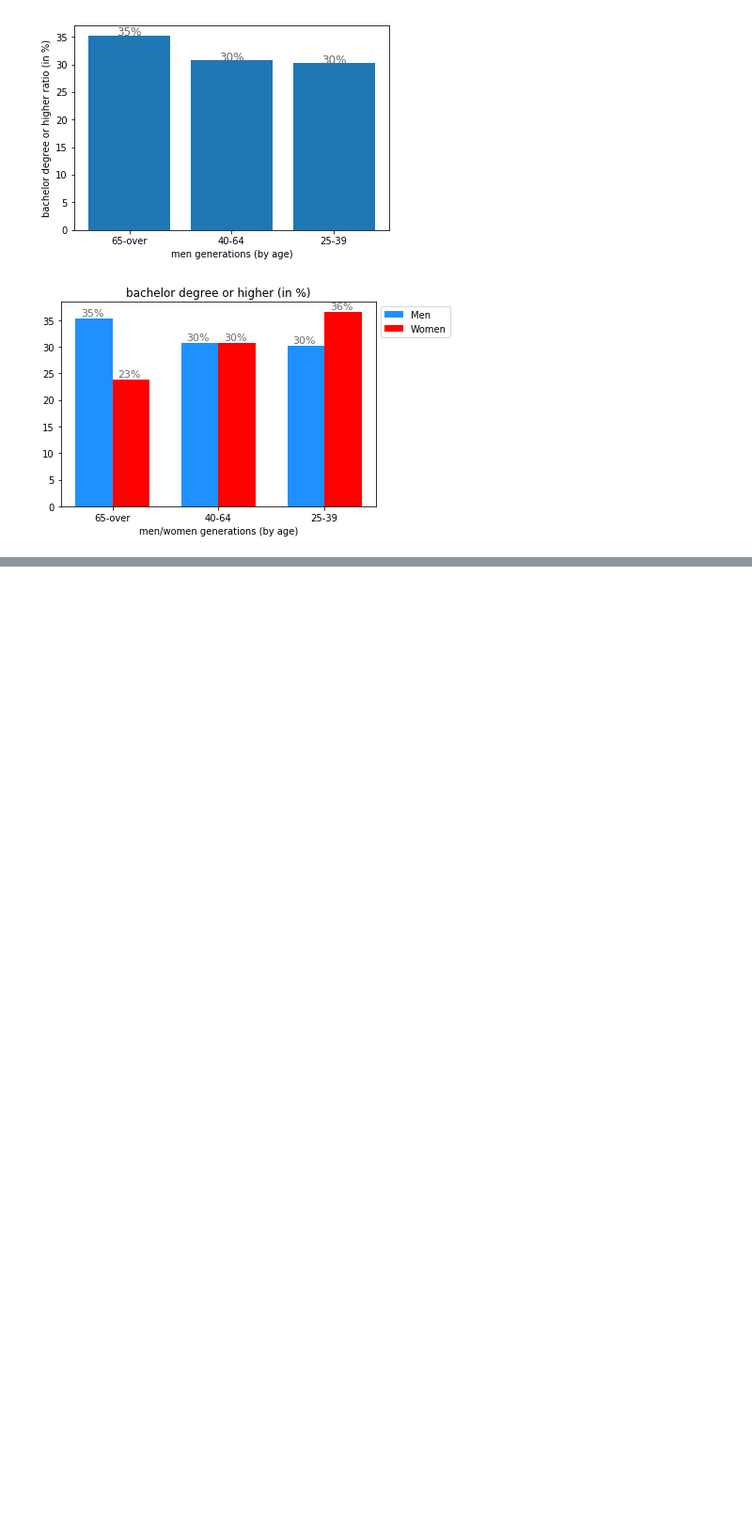
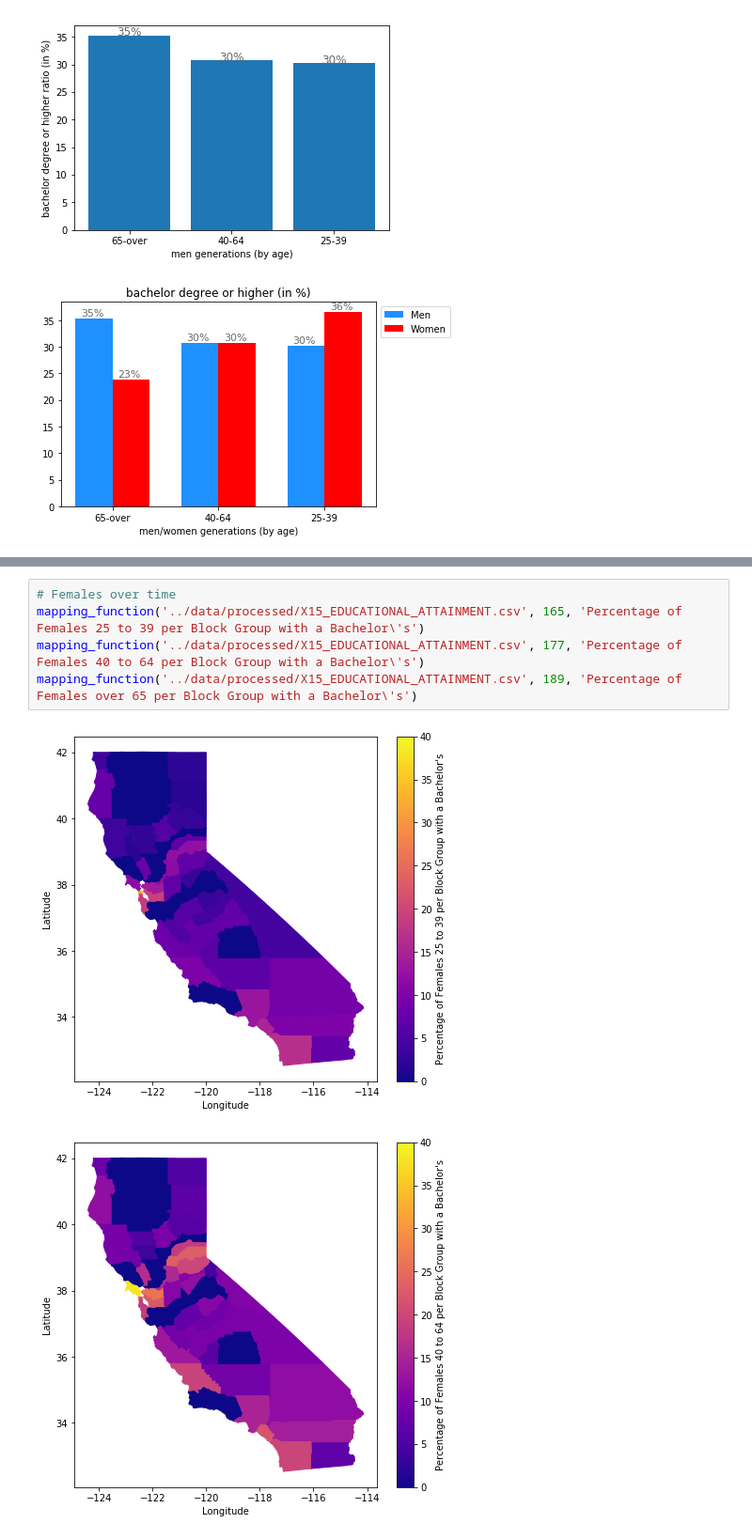
Before and after one commit to Tiger-Cross/AIHack18, a Jupyter notebook: notebooks/gender_evolution.ipynb, the cells around one changed output, grey strips where cells are left out. Shown at 94% size. Saved outputs shown, nothing was run; the diff lists cells and outputs as text; blank space fills up the shorter version.

Commit message:
Added gender evolution county plots

```diff
--- a/notebooks/gender_evolution.ipynb
+++ b/notebooks/gender_evolution.ipynb
@@ -100,0 +233,8 @@ plt.show()
+# %%
+# Females over time
+mapping_function('../data/processed/X15_EDUCATIONAL_ATTAINMENT.csv', 165, 'Percentage of Females 25 to 39 per Block Group with a Bachelor\'s')
+mapping_function('../data/processed/X15_EDUCATIONAL_ATTAINMENT.csv', 177, 'Percentage of Females 40 to 64 per Block Group with a Bachelor\'s')
+mapping_function('../data/processed/X15_EDUCATIONAL_ATTAINMENT.csv', 189, 'Percentage of Females over 65 per Block Group with a Bachelor\'s')
+# %% [output]
+[figure, added]
+[figure, added]
```
Also changed, not shown: parts of 3 cells of this notebook.
